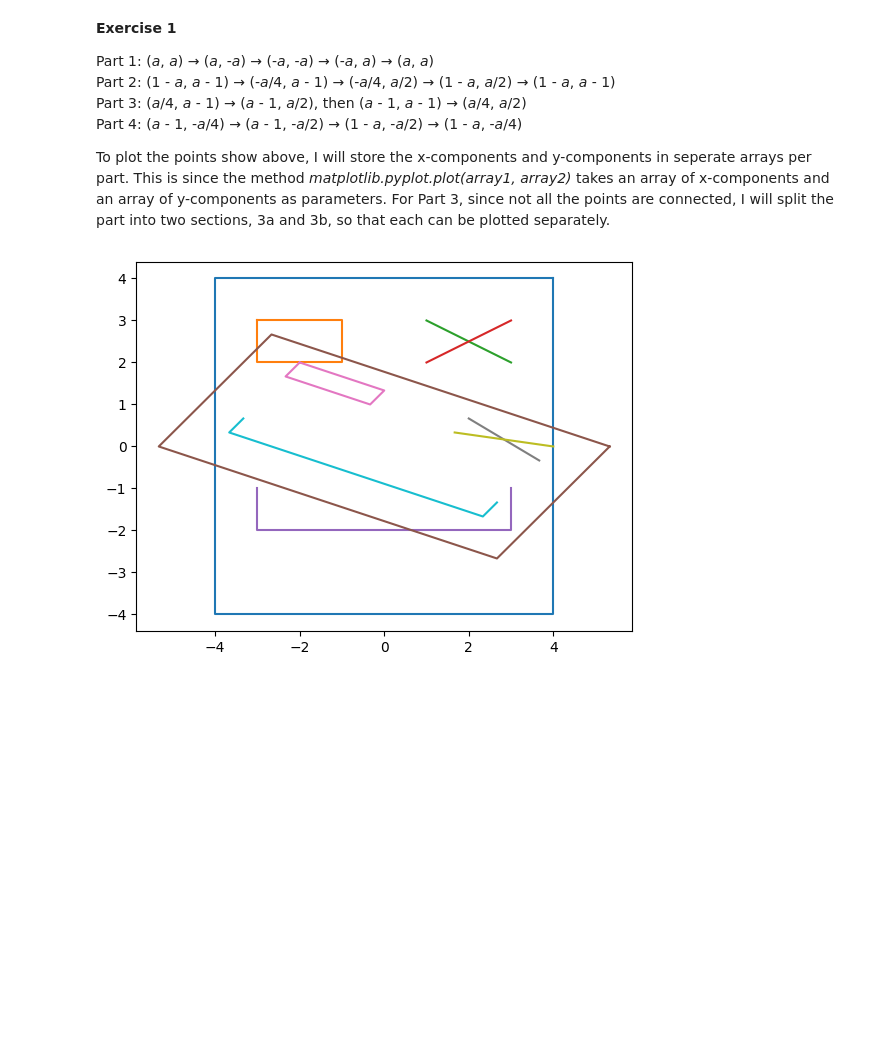
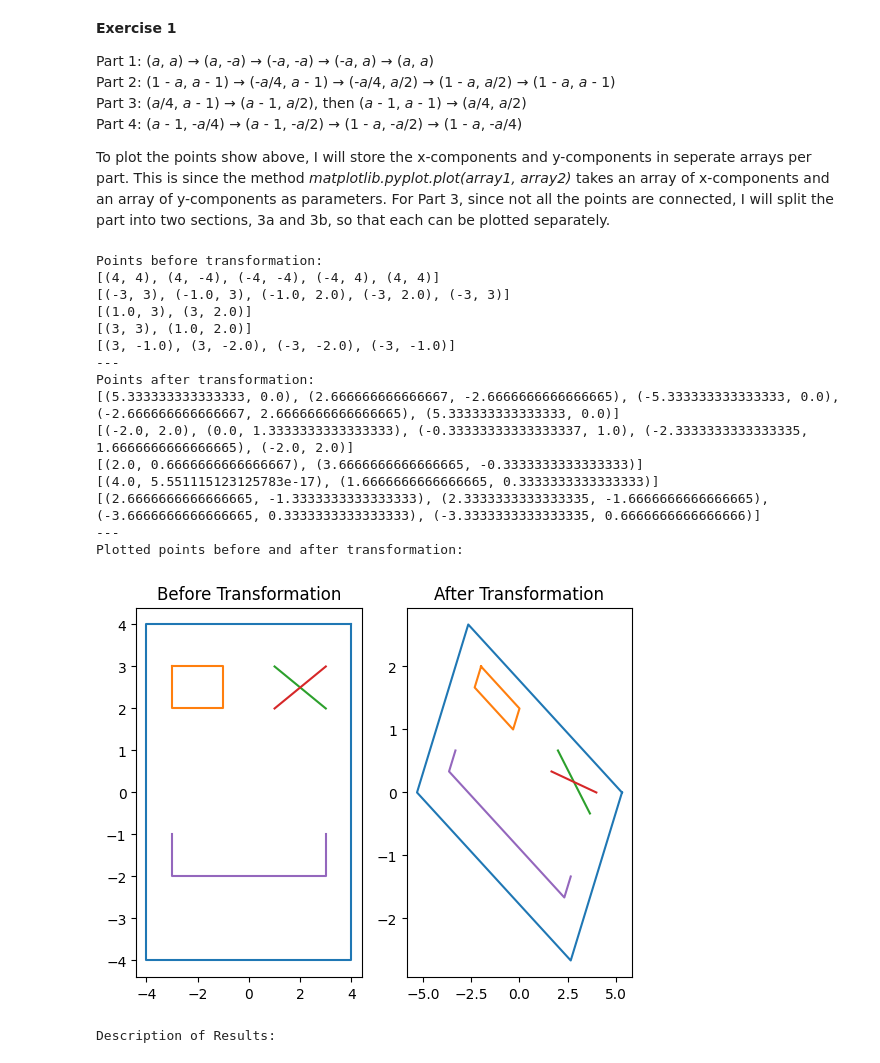
Before and after one commit to JayB-127/ECM1416CompMaths-ContinuousAssessment, a Jupyter notebook: CA.ipynb, the cells around one changed output. Saved outputs shown, nothing was run; the diff lists cells and outputs as text; code cells hidden in the pictures; blank space fills up the shorter version.

Commit message:
presentation of results

```diff
--- a/CA.ipynb
+++ b/CA.ipynb
@@ -25,36 +25,65 @@ parts = np.asarray([
 for x in parts:
     plt.subplot(1, 2, 1)
     plt.plot(x[0], x[1])
+plt.title("Before Transformation")
 
 matrix = np.asmatrix([
     [1, 1 / b],
     [-1 / b, 1 / b]
 ])
 
 newParts = np.empty(np.shape(parts), dtype=object)
 
 partCount = 0
 
 for part in parts:
     points = list(zip(part[0], part[1]))
     newPoints = []
     for point in points:
         point = np.asarray(point)
-        newPoint = list(np.dot(matrix, point))
-        newPoint = np.asarray(newPoint)
+        newPoint = np.asarray(list(np.dot(matrix, point)))
         newPoints.append(newPoint[0][0])
     xComponents = list(zip(*newPoints))[0]
     yComponents = list(zip(*newPoints))[1]
 
     newParts[partCount, 0] = xComponents
     newParts[partCount, 1] = yComponents
 
     partCount += 1
 
+print("Points before transformation: ")
+for i in parts:
+    print(list(zip(i[0], i[1])))
+print("---")
+
+print("Points after transformation: ")
+for j in newParts:
+    print(list(zip(j[0], j[1])))
+print("---")
+
+print("Plotted points before and after transformation: ")
 for y in newParts:
     plt.subplot(1, 2, 2)
     plt.plot(y[0], y[1])
+plt.title("After Transformation")
+plt.show()
 
-plt.show()
+print("Description of results: ")
 # %% [output]
+Points before transformation:
+[(4, 4), (4, -4), (-4, -4), (-4, 4), (4, 4)]
+[(-3, 3), (-1.0, 3), (-1.0, 2.0), (-3, 2.0), (-3, 3)]
+[(1.0, 3), (3, 2.0)]
+[(3, 3), (1.0, 2.0)]
+[(3, -1.0), (3, -2.0), (-3, -2.0), (-3, -1.0)]
+---
+Points after transformation:
+[(5.333333333333333, 0.0), (2.666666666666667, -2.6666666666666665), (-5.333333333333333, 0.0), (-2.666666666666667, 2.6666666666666665), (5.333333333333333, 0.0)]
+[(-2.0, 2.0), (0.0, 1.3333333333333333), (-0.33333333333333337, 1.0), (-2.3333333333333335, 1.6666666666666665), (-2.0, 2.0)]
+[(2.0, 0.6666666666666667), (3.6666666666666665, -0.3333333333333333)]
+[(4.0, 5.551115123125783e-17), (1.6666666666666665, 0.3333333333333333)]
+[(2.6666666666666665, -1.3333333333333333), (2.3333333333333335, -1.6666666666666665), (-3.6666666666666665, 0.3333333333333333), (-3.3333333333333335, 0.6666666666666666)]
+---
+Plotted points before and after transformation:
-[figure, old version]
+[figure, new version]
+Description of Results:
```
